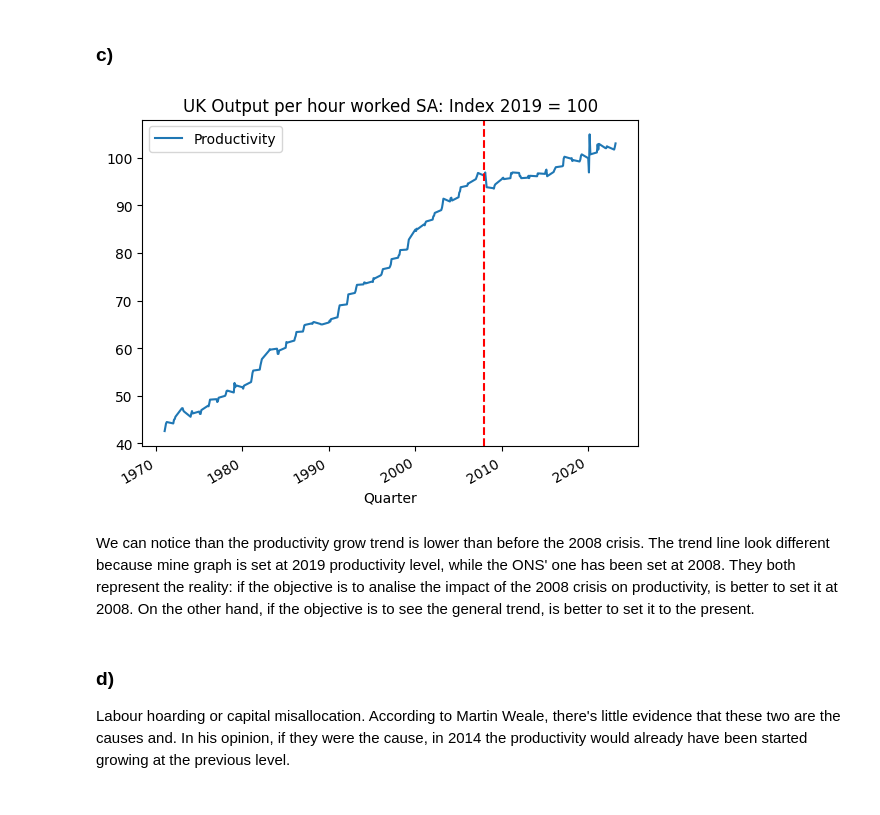
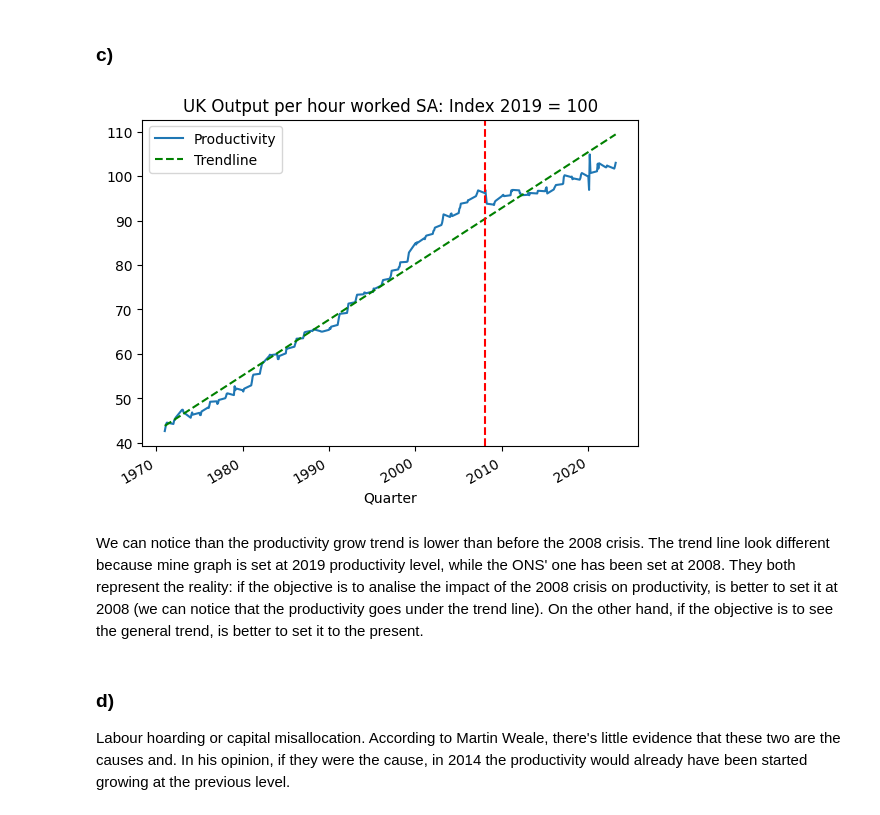
Before and after one commit to chiesastefano/dynamicModelingExercises, a Jupyter notebook: jupyter/exercise1.ipynb, the cells around one changed output. Saved outputs shown, nothing was run; the diff lists cells and outputs as text; code cells hidden in the pictures.

```diff
--- a/jupyter/exercise1.ipynb
+++ b/jupyter/exercise1.ipynb
@@ -29,7 +31,7 @@ df
 df_2 = pd.concat([df['Title'], df.loc[:, df.iloc[0] == 'LZVB']], axis=1)
 
 
-df_p = df_2.loc[(df['Title'] >= '1971 Q1') & df['Title'].str.contains('Q')]
+df_p = df_2.loc[(df['Title'] >= '1971 Q1') & df['Title'].str.contains('Q')].copy()
 df_p.rename(columns={'Title': 'Quarter'}, inplace=True)
 df_p
 # %% [output]
@@ -53,3 +51,3 @@ See the caveats in the documentation: https://pandas.pydata.org/pandas-docs/stab
 # %%
 df_p['Quarter'] = pd.to_datetime(df_p['Quarter'], format='%Y Q%m')
-df_p.iloc[:,1] = pd.to_numeric(df_p.iloc[:,1])
+df_p[df_p.columns[1]] = pd.to_numeric(df_p[df_p.columns[1]])
@@ -71,16 +63,25 @@ In 2008, Productivity decreased and stagnated for a few years. Then it increased
 # %% [markdown]
 ### c)
 # %%
+x = df_p['Quarter'].astype(np.int64) // 10**9  # convert datetime to seconds since epoch
+y = df_p[df_p.columns[1]]
+
+coefficients = np.polyfit(x, y, 1)
+polynomial = np.poly1d(coefficients)
+trendline = polynomial(x)
+
+# plot
 df_p.plot(x='Quarter', y=df_p.columns[1], kind='line', title='UK Output per hour worked SA: Index 2019 = 100')
-plt.legend(["Productivity"])
+plt.plot(df_p['Quarter'], trendline, color='green', linestyle='--')  # plot trend line
+plt.legend(["Productivity", "Trendline"])
 plt.axvline(pd.Timestamp('2008'), color='red', linestyle='--')
 plt.show()
 # %% [output]
-[figure, old version]
+[figure, new version]
 # %% [markdown]
  We can notice than the productivity grow trend is lower than before the 2008 crisis.
  The trend line look different because mine graph is set at 2019 productivity level, while the ONS' one has been set at 2008.
- They both represent the reality: if the objective is to analise the impact of the 2008 crisis on productivity, is better to set it at 2008. On the other hand, if the objective is to see the general trend, is better to set it to the present.
+ They both represent the reality: if the objective is to analise the impact of the 2008 crisis on productivity, is better to set it at 2008 (we can notice that the productivity goes under the trend line). On the other hand, if the objective is to see the general trend, is better to set it to the present.
 # %% [markdown]
 ### d)
 Labour hoarding or capital misallocation.
```
Also changed, not shown: parts of 7 cells of this notebook.
